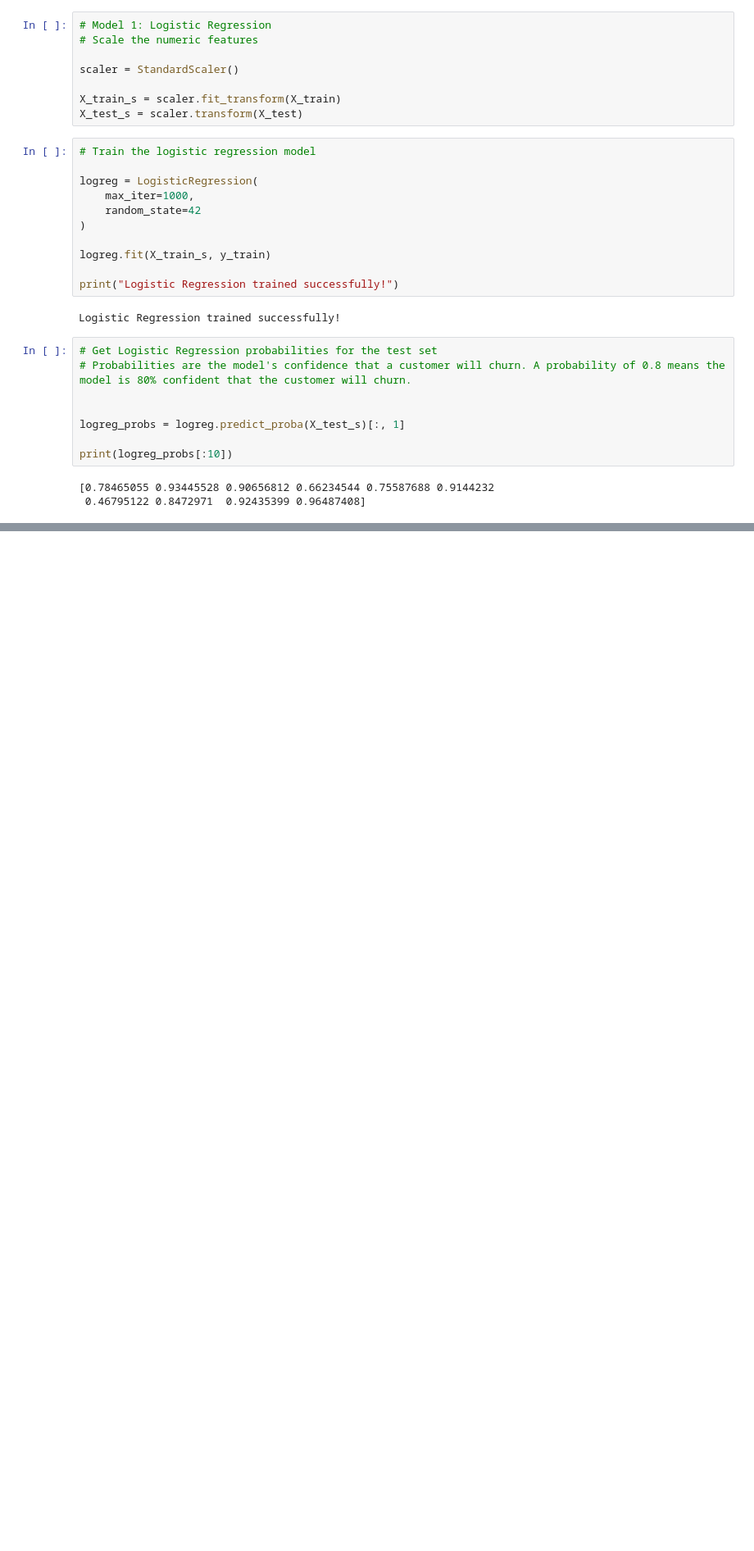
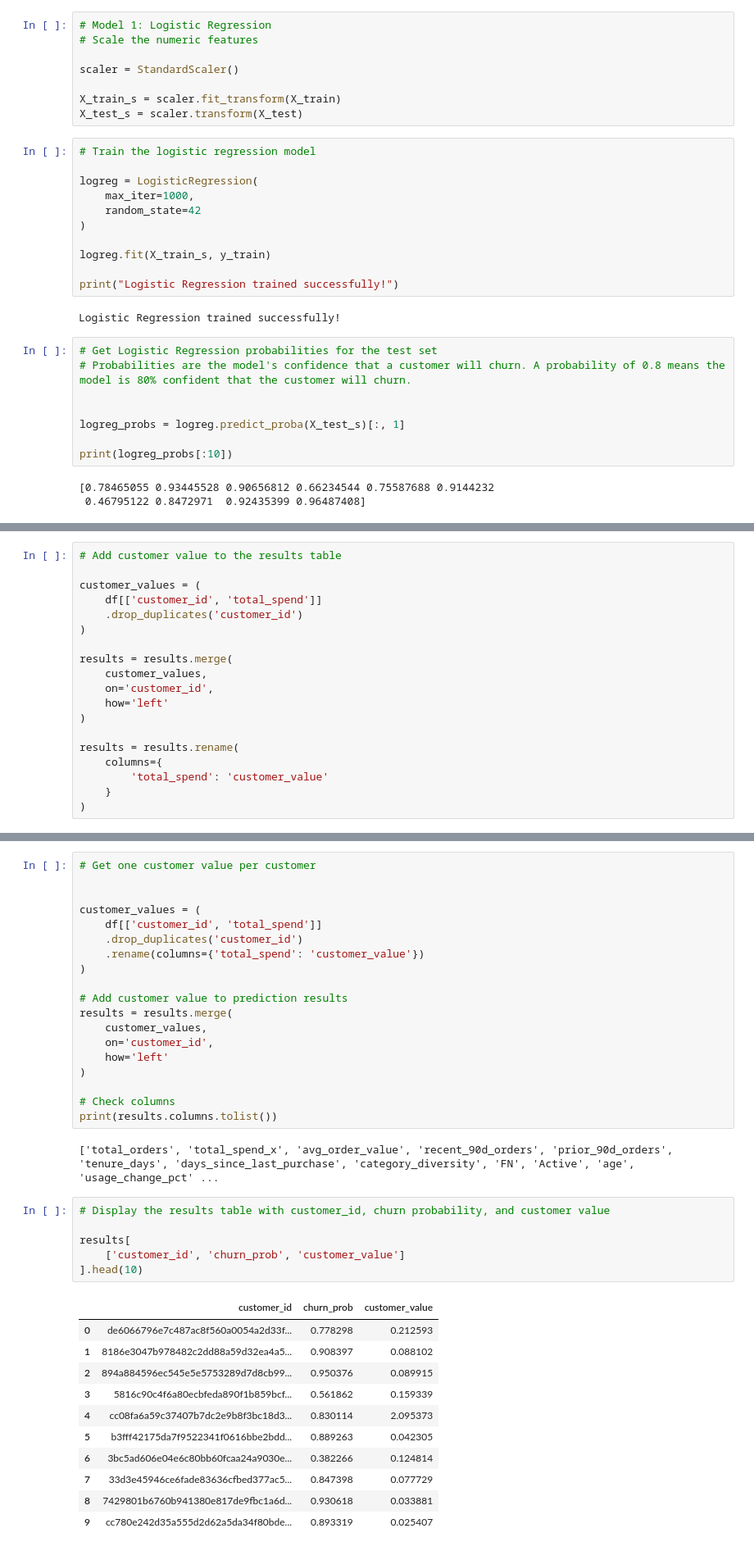
Before and after one commit to Pegu01/Customer-churn-intelligence, a Jupyter notebook: Notebooks/model_evaluation.ipynb, the cells around one changed output, grey strips where cells are left out. Shown at 82% size. Saved outputs shown, nothing was run; the diff lists cells and outputs as text; blank space fills up the shorter version.

```diff
--- a/Notebooks/model_evaluation.ipynb
+++ b/Notebooks/model_evaluation.ipynb
@@ -208,0 +427,19 @@ print(logreg_probs[:10])
+# %%
+# Add customer value to the results table
+
+customer_values = (
+    df[['customer_id', 'total_spend']]
+    .drop_duplicates('customer_id')
+)
+
+results = results.merge(
+    customer_values,
+    on='customer_id',
+    how='left'
+)
+
+results = results.rename(
+    columns={
+        'total_spend': 'customer_value'
+    }
+)
@@ -208,0 +454,39 @@ print(logreg_probs[:10])
+# %%
+# Get one customer value per customer
+
+
+customer_values = (
+    df[['customer_id', 'total_spend']]
+    .drop_duplicates('customer_id')
+    .rename(columns={'total_spend': 'customer_value'})
+)
+
+# Add customer value to prediction results
+results = results.merge(
+    customer_values,
+    on='customer_id',
+    how='left'
+)
+
+# Check columns
+print(results.columns.tolist())
+# %% [output]
+['total_orders', 'total_spend_x', 'avg_order_value', 'recent_90d_orders', 'prior_90d_orders', 'tenure_days', 'days_since_last_purchase', 'category_diversity', 'FN', 'Active', 'age', 'usage_change_pct' ...
+# %%
+# Display the results table with customer_id, churn probability, and customer value
+
+results[
+    ['customer_id', 'churn_prob', 'customer_value']
+].head(10)
+# %% [output]
+|  | customer_id | churn_prob | customer_value |
+| 0 | de6066796e7c487ac8f560a0054a2d33f... | 0.778298 | 0.212593 |
+| 1 | 8186e3047b978482c2dd88a59d32ea4a5... | 0.908397 | 0.088102 |
+| 2 | 894a884596ec545e5e5753289d7d8cb99... | 0.950376 | 0.089915 |
+| 3 | 5816c90c4f6a80ecbfeda890f1b859bcf... | 0.561862 | 0.159339 |
+| 4 | cc08fa6a59c37407b7dc2e9b8f3bc18d3... | 0.830114 | 2.095373 |
+| 5 | b3fff42175da7f9522341f0616bbe2bdd... | 0.889263 | 0.042305 |
+| 6 | 3bc5ad606e04e6c80bb60fcaa24a9030e... | 0.382266 | 0.124814 |
+| 7 | 33d3e45946ce6fade83636cfbed377ac5... | 0.847398 | 0.077729 |
+| 8 | 7429801b6760b941380e817de9fbc1a6d... | 0.930618 | 0.033881 |
+| 9 | cc780e242d35a555d2d62a5da34f80bde... | 0.893319 | 0.025407 |
```
Also changed, not shown: parts of 21 cells of this notebook, 1 other file.
